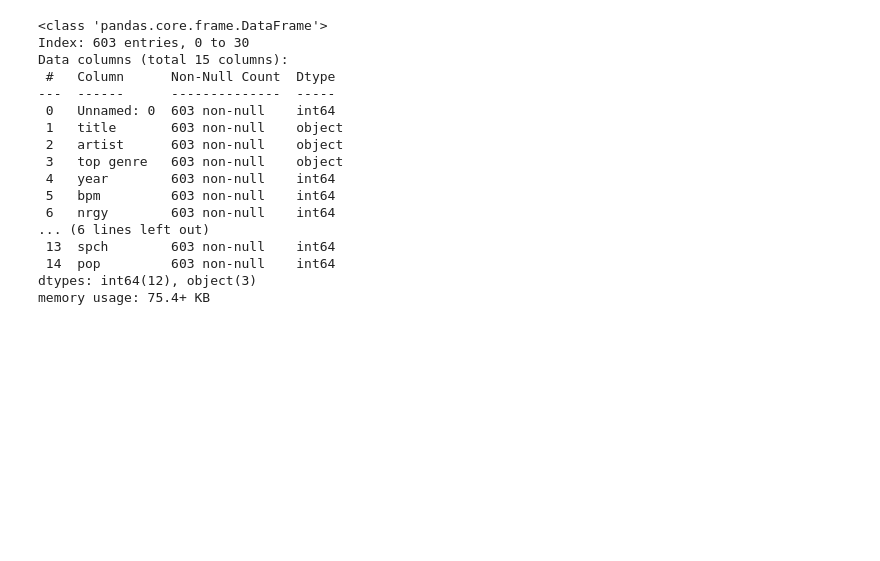
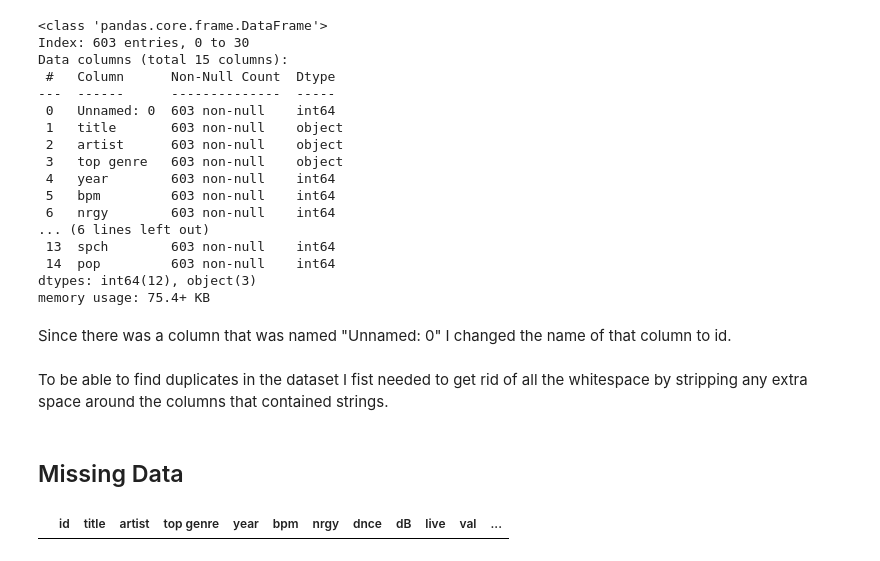
Before and after one commit to Schaeffer2013/Spotify_Top_Songs, a Jupyter notebook: spotify.ipynb, the cells around one changed output. Drawn from its saved outputs; the diff is of its cells as text; code cells hidden in the pictures; blank space fills up the shorter version.

```diff
--- a/spotify.ipynb
+++ b/spotify.ipynb
@@ -55,3 +55,5 @@ Data columns (total 15 columns):
  14  pop         603 non-null    int64
 dtypes: int64(12), object(3)
 memory usage: 75.4+ KB
+# %% [markdown]
+Since there was a column that was named "Unnamed: 0" I changed the name of that column to id.
@@ -57,0 +62,2 @@ memory usage: 75.4+ KB
+# %% [markdown]
+To be able to find duplicates in the dataset I fist needed to get rid of all the whitespace by stripping any extra space around the columns that contained strings.
@@ -57,0 +68,6 @@ memory usage: 75.4+ KB
+# %% [markdown]
+## Missing Data
+# %%
+all_top_songs[all_top_songs.isnull().any(axis=1)]
+# %% [output]
+|  | id | title | artist | top genre | year | bpm | nrgy | dnce | dB | live | val | ... |
```
Also changed, not shown: parts of 25 cells of this notebook, 1 other file.
